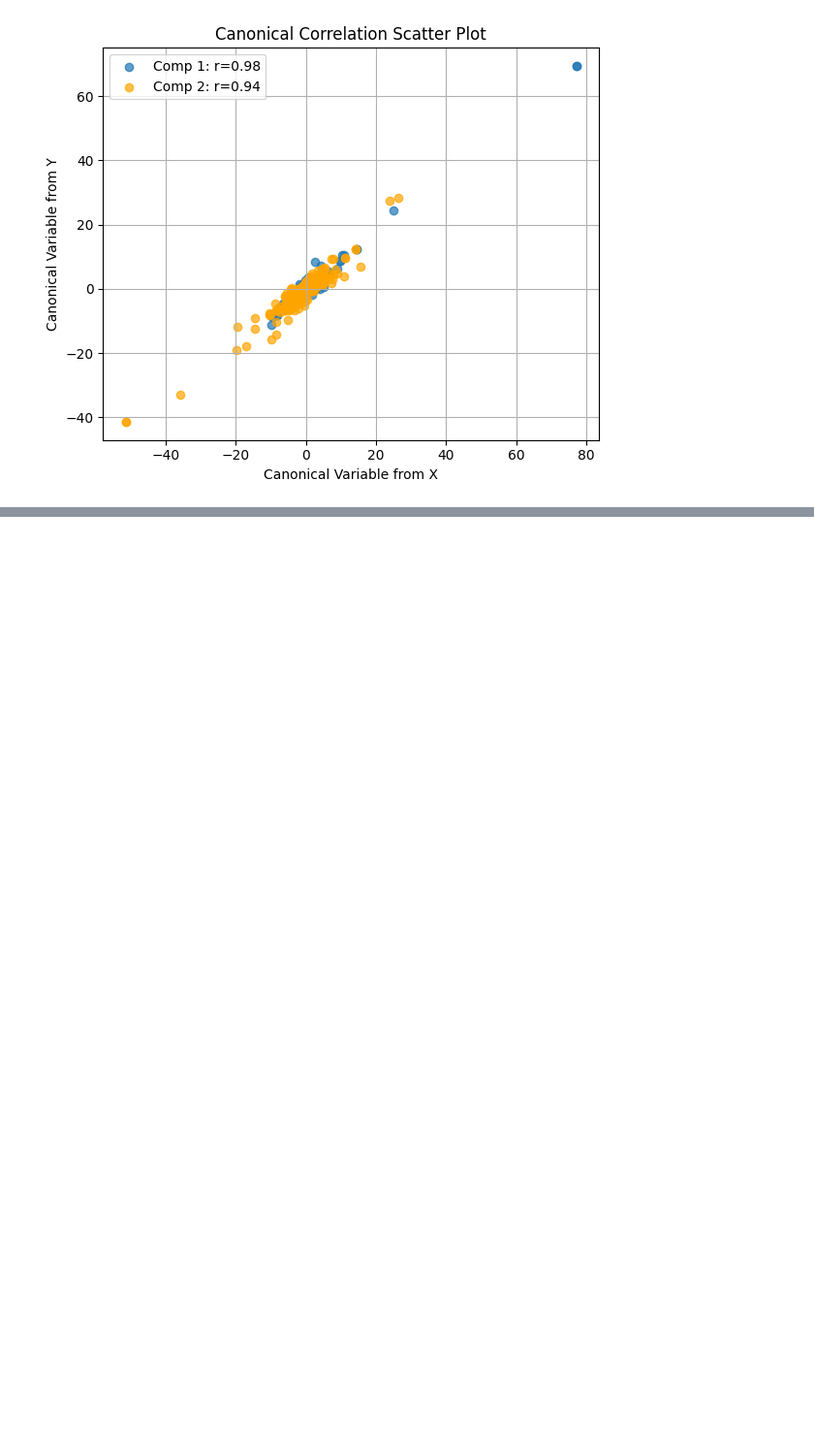
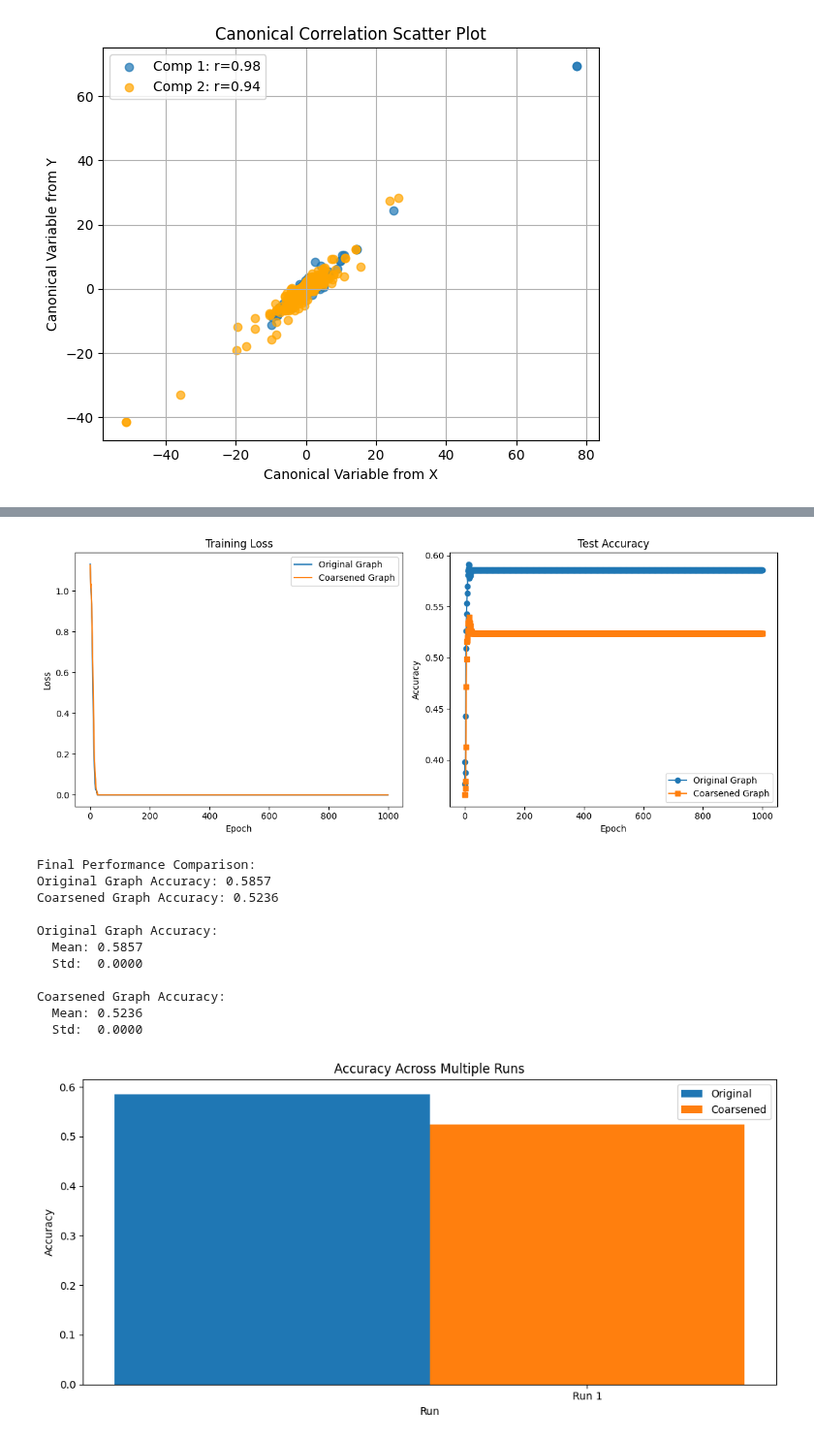
Before and after one commit to Robino-CK/hetero-conv-matching, a Jupyter notebook: test_imdb.ipynb, the cells around one changed output, grey strips where cells are left out. Shown at 97% size. Saved outputs shown, nothing was run; the diff lists cells and outputs as text; code cells hidden in the pictures; blank space fills up the shorter version.

```diff
--- a/test_imdb.ipynb
+++ b/test_imdb.ipynb
@@ -104,15 +244,34 @@ total_nodes
 # %%
 from Models.SimpleHeteroGCN import HeteroGCNCiteer
 from Models.ImprovedGCN import ImprovedGCN
 from Models.HeteroSGC import HeteroSGC
 import importlib
 from Models.HeteroSage import HeteroSAGE
 
 from Models.HeteroSGC import HeteroSGCPaper
-from Experiments.model_helper import run_experiments
+# from Experiments.model_helper import run_experiments
 from Experiments.plots import plot_bar, plot_line
-orig, coar, loss_ori, loss_coar = run_experiments(original_graph, coarsend_graph,   HeteroSGC, num_runs=1,
+orig, coar, loss_ori, loss_coar = run_experiments(original_graph, coarsend_graph,   ImprovedGCN, num_runs=1,
                                                   model_param={"hidden_dim": 64,"num_layers":4,} ,
-                        optimizer_param={"lr": 0.003, "weight_decay": 5e-4}, epochs=200,eval_interval=1, target_node_type="movie", device="cuda:2")
+                        optimizer_param={"lr": 0.003, "weight_decay": 5e-4}, epochs=1000,eval_interval=1, target_node_type="movie", device="cuda:1")
 orig_short = [ o[-1] for o in orig ]
 coar_short = [ o[-1] for o in coar ]
+from Experiments.plots import plot_bar, plot_line
+
+epochs = list(range(1000))
+plot_line(orig[0], coar[0], loss_ori[0], loss_coar[0], epochs)
+# plot_bar(orig_short, coar_short)
+# %% [output]
+[figure, added]
+Final Performance Comparison:
+Original Graph Accuracy: 0.5857
+Coarsened Graph Accuracy: 0.5236
+
+Original Graph Accuracy:
+  Mean: 0.5857
+  Std:  0.0000
+
+Coarsened Graph Accuracy:
+  Mean: 0.5236
+  Std:  0.0000
+[figure, added]
```
Also changed, not shown: parts of 13 cells of this notebook, 8 other files.
